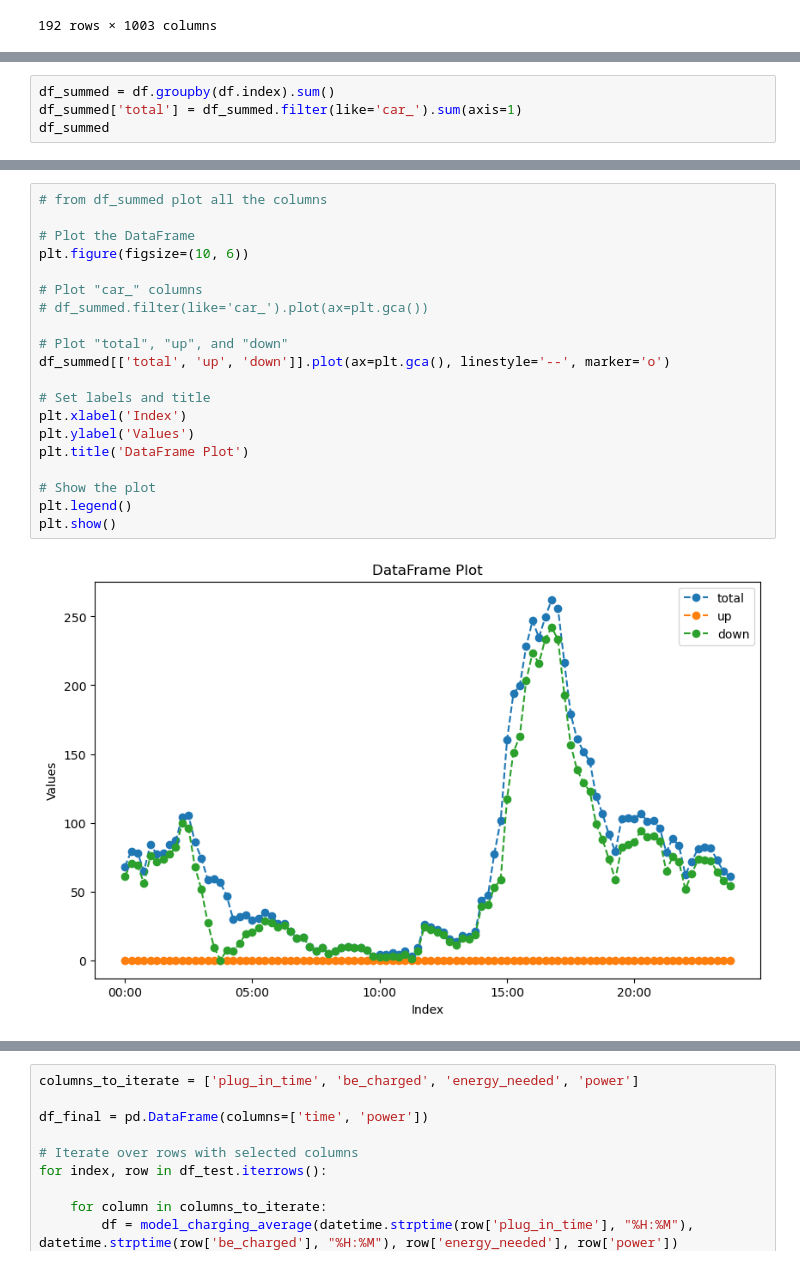
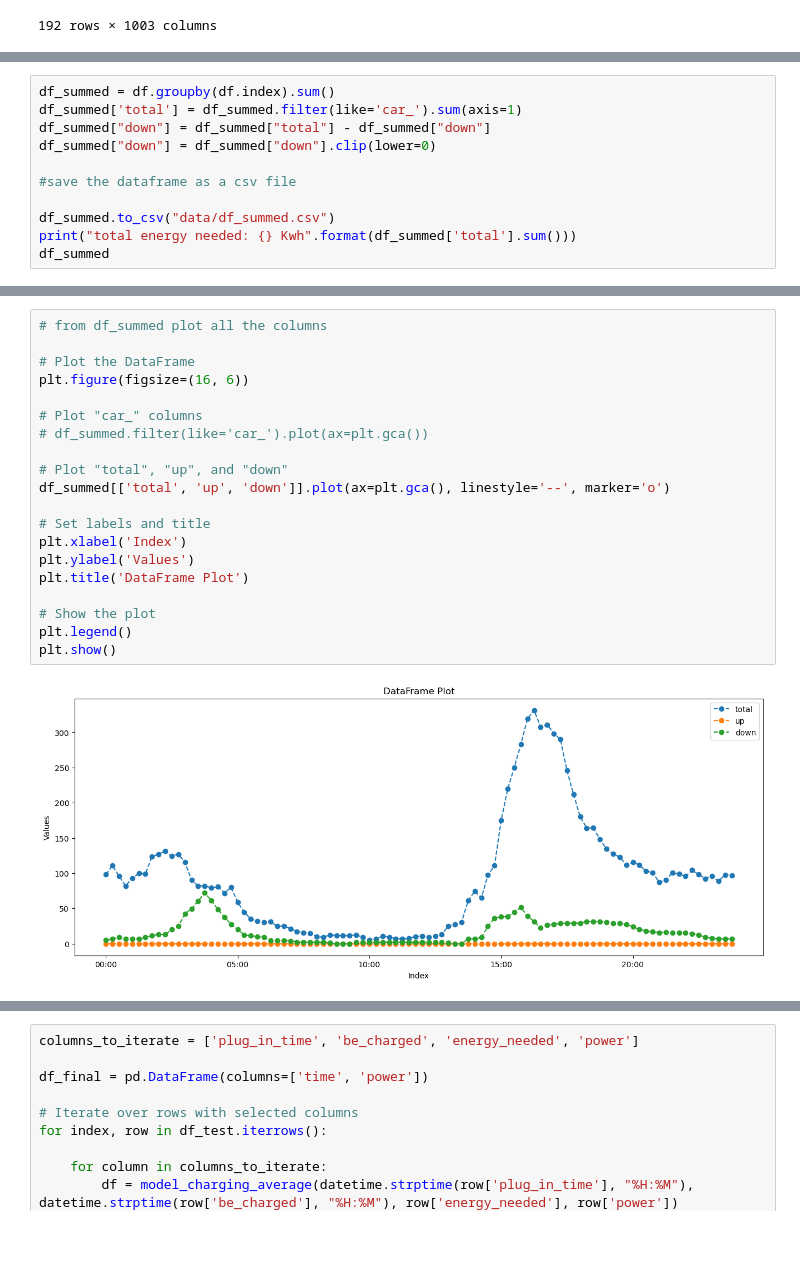
Before and after one commit to yanis-trn/EnergyNow2.0, a Jupyter notebook: EV-modeling.ipynb, the cells around one changed output, grey strips where cells are left out. Cells and saved outputs as stored; diff of their text form; blank space fills up the shorter version.

```diff
--- a/EV-modeling.ipynb
+++ b/EV-modeling.ipynb
@@ -756,5 +836,12 @@ df.to_csv("data/df.csv")
 # %%
 df_summed = df.groupby(df.index).sum()
 df_summed['total'] = df_summed.filter(like='car_').sum(axis=1)
+df_summed["down"] = df_summed["total"] - df_summed["down"]
+df_summed["down"] = df_summed["down"].clip(lower=0)
+
+#save the dataframe as a csv file
+
+df_summed.to_csv("data/df_summed.csv")
+print("total energy needed: {} Kwh".format(df_summed['total'].sum()))
 df_summed
 # %% [output]
@@ -774,22 +862,22 @@ df_summed
 # %%
 # from df_summed plot all the columns
 
 # Plot the DataFrame
-plt.figure(figsize=(10, 6))
+plt.figure(figsize=(16, 6))
 
 # Plot "car_" columns
 # df_summed.filter(like='car_').plot(ax=plt.gca())
 
 # Plot "total", "up", and "down"
 df_summed[['total', 'up', 'down']].plot(ax=plt.gca(), linestyle='--', marker='o')
 
 # Set labels and title
 plt.xlabel('Index')
 plt.ylabel('Values')
 plt.title('DataFrame Plot')
 
 # Show the plot
 plt.legend()
 plt.show()
 # %% [output]
-[figure, old version]
+[figure, new version]
```
Also changed, not shown: parts of 12 cells of this notebook, 2 other files.
